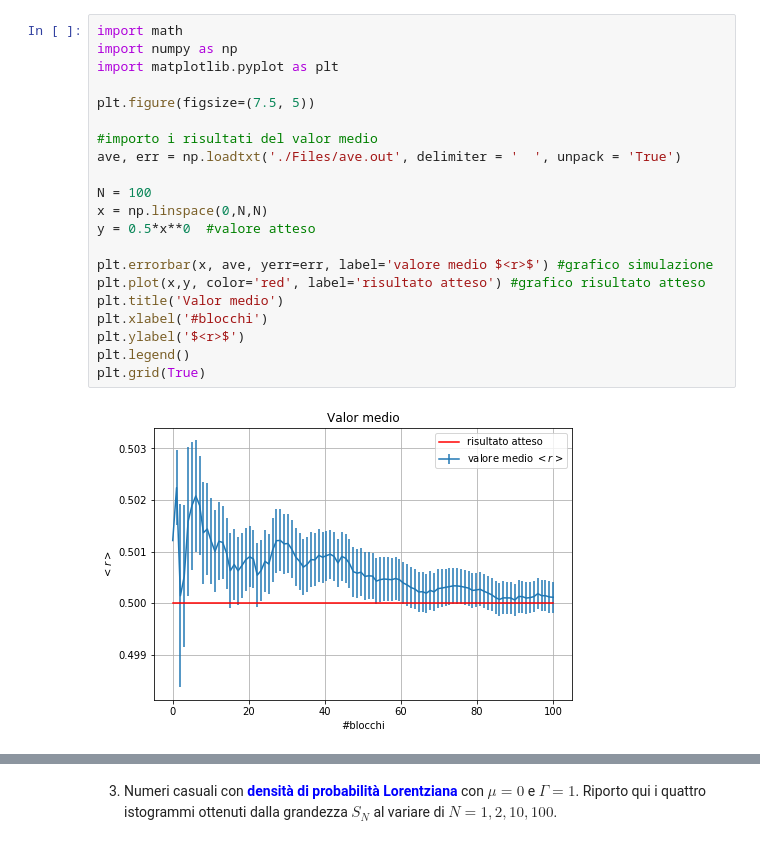
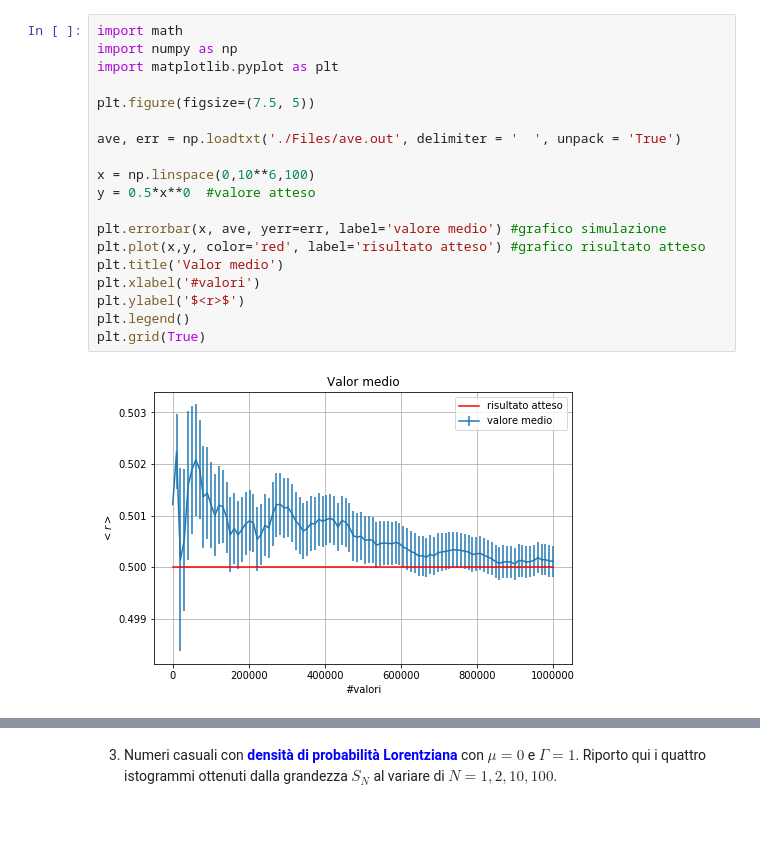
Before and after one commit to danidimic/NSL-exercise, a Jupyter notebook: LSN_Exercise_01/LSN_Exercise_01.ipynb, the cells around one changed output, grey strips where cells are left out. Drawn from its saved outputs; the diff is of its cells as text.

```diff
--- a/LSN_Exercise_01/LSN_Exercise_01.ipynb
+++ b/LSN_Exercise_01/LSN_Exercise_01.ipynb
@@ -28,23 +13,21 @@ Riporto il grafico del valore medio $\langle r\rangle - \frac{1}{2}$ con la rela
 # %%
 import math
 import numpy as np
 import matplotlib.pyplot as plt
 
 plt.figure(figsize=(7.5, 5))
 
-#importo i risultati del valor medio
 ave, err = np.loadtxt('./Files/ave.out', delimiter = '  ', unpack = 'True')
 
-N = 100
-x = np.linspace(0,N,N)
+x = np.linspace(0,10**6,100)
 y = 0.5*x**0  #valore atteso
 
-plt.errorbar(x, ave, yerr=err, label='valore medio $<r>$') #grafico simulazione
+plt.errorbar(x, ave, yerr=err, label='valore medio') #grafico simulazione
 plt.plot(x,y, color='red', label='risultato atteso') #grafico risultato atteso
 plt.title('Valor medio')
-plt.xlabel('#blocchi')
+plt.xlabel('#valori')
 plt.ylabel('$<r>$')
 plt.legend()
 plt.grid(True)
 # %% [output]
-[figure, old version]
+[figure, new version]
```
Also changed, not shown: parts of 30 cells of this notebook.
